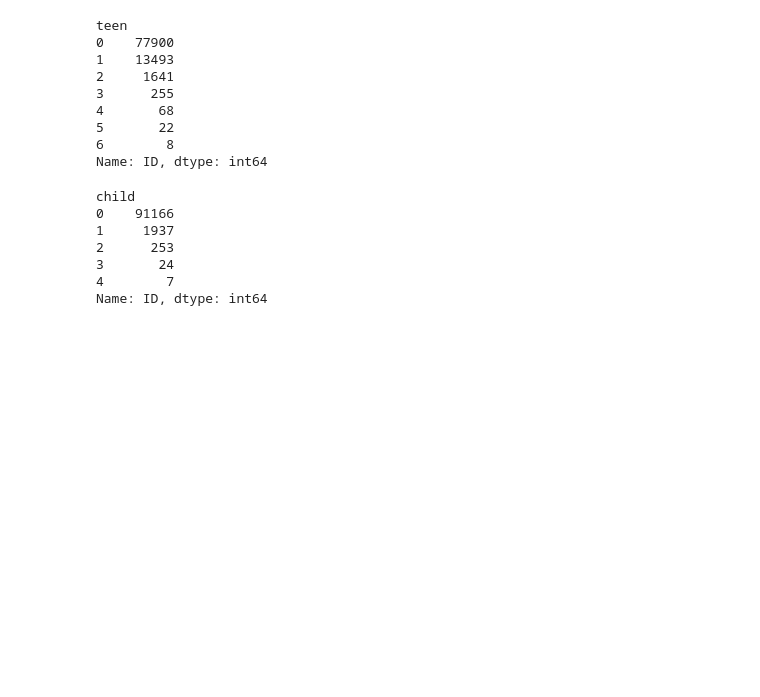
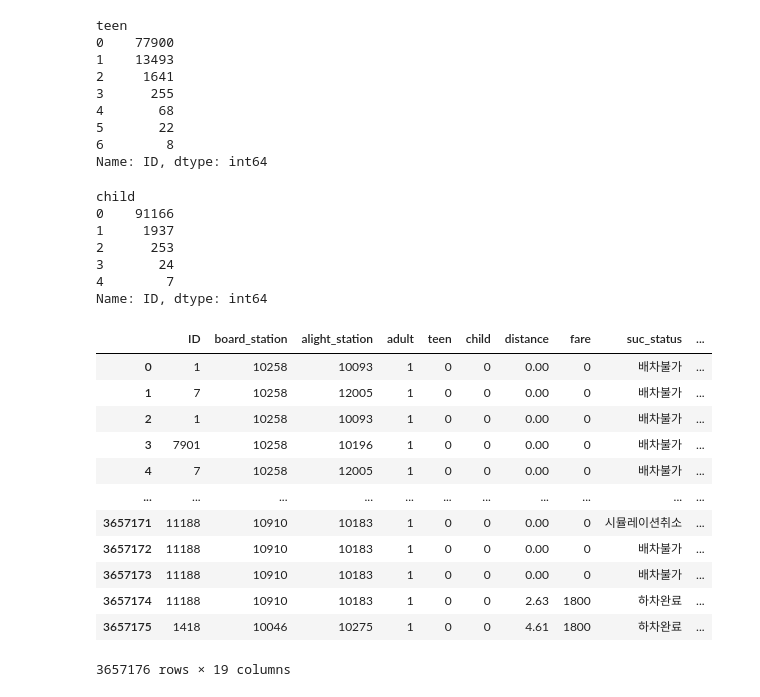
Before and after one commit to green-jade/iMOD-analysis, a Jupyter notebook: Analysis.ipynb, the cells around one changed output. Saved outputs shown, nothing was run; the diff lists cells and outputs as text; code cells hidden in the pictures; blank space fills up the shorter version.

```diff
--- a/Analysis.ipynb
+++ b/Analysis.ipynb
@@ -628,3 +639,19 @@ child
 3       24
 4        7
 Name: ID, dtype: int64
+# %%
+order
+# %% [output]
+|  | ID | board_station | alight_station | adult | teen | child | distance | fare | suc_status | ... |
+| 0 | 1 | 10258 | 10093 | 1 | 0 | 0 | 0.00 | 0 | 배차불가 | ... |
+| 1 | 7 | 10258 | 12005 | 1 | 0 | 0 | 0.00 | 0 | 배차불가 | ... |
+| 2 | 1 | 10258 | 10093 | 1 | 0 | 0 | 0.00 | 0 | 배차불가 | ... |
+| 3 | 7901 | 10258 | 10196 | 1 | 0 | 0 | 0.00 | 0 | 배차불가 | ... |
+| 4 | 7 | 10258 | 12005 | 1 | 0 | 0 | 0.00 | 0 | 배차불가 | ... |
+| ... | ... | ... | ... | ... | ... | ... | ... | ... | ... | ... |
+| 3657171 | 11188 | 10910 | 10183 | 1 | 0 | 0 | 0.00 | 0 | 시뮬레이션취소 | ... |
+| 3657172 | 11188 | 10910 | 10183 | 1 | 0 | 0 | 0.00 | 0 | 배차불가 | ... |
+| 3657173 | 11188 | 10910 | 10183 | 1 | 0 | 0 | 0.00 | 0 | 배차불가 | ... |
+| 3657174 | 11188 | 10910 | 10183 | 1 | 0 | 0 | 2.63 | 1800 | 하차완료 | ... |
+| 3657175 | 1418 | 10046 | 10275 | 1 | 0 | 0 | 4.61 | 1800 | 하차완료 | ... |
+3657176 rows × 19 columns
```
Also changed, not shown: parts of 3 cells of this notebook.
